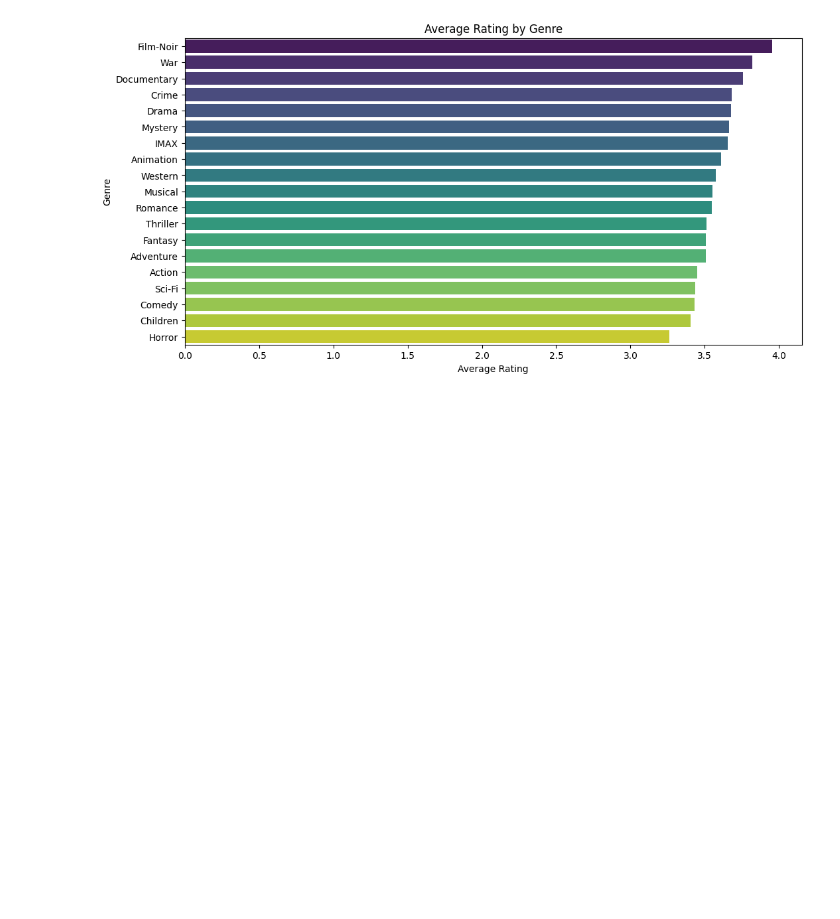
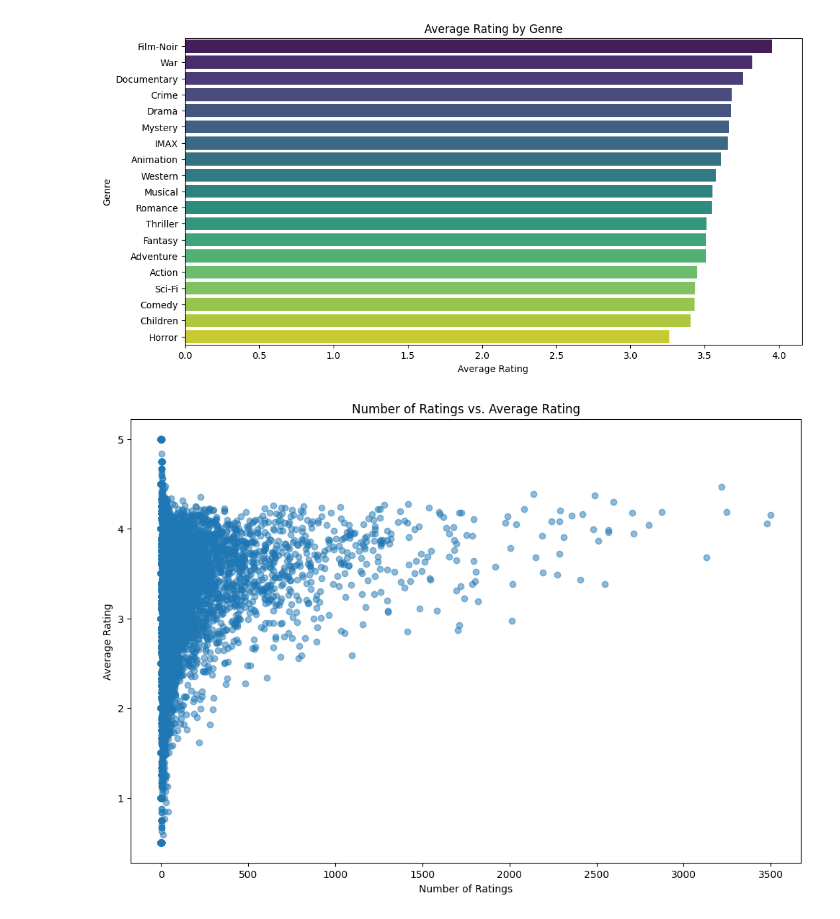
Before and after one commit to Varsha-1403/MovieLens-recommender, a Jupyter notebook: notebook/First.ipynb, the cells around one changed output. Cells and saved outputs as stored; diff of their text form; code cells hidden in the pictures; blank space fills up the shorter version.

```diff
--- a/notebook/First.ipynb
+++ b/notebook/First.ipynb
@@ -4,0 +109,5 @@ import seaborn as sns
+# %%
+ratings=pd.read_csv('C:/source/Orion_Innovation_internship_repos/MovieLens-recommender/Dataset/rating.csv')
+print(ratings)
+print(ratings.head())
+print(ratings.tail())
@@ -26,8 +176,8 @@ print(g_score.tail())
 11709766   131170   1127    0.11450
 11709767   131170   1128    0.02175
 # %%
-ratings=pd.read_csv('C:/Users/ivars/OneDrive/Desktop/Movie_lens/MovieLens-recommender/Dataset/rating.csv')
-print(ratings)
-print(ratings.head())
-print(ratings.tail())
+g_tag=pd.read_csv('C:/source/Orion_Innovation_internship_repos/MovieLens-recommender/Dataset/genome_tags.csv')
+print(g_tag)
+print(g_tag.head())
+print(g_tag.tail())
 # %% [output]
@@ -304,3 +384,19 @@ Passing `palette` without assigning `hue` is deprecated and will be removed in v
 
   sns.barplot(x=average_ratings_by_genre.values, y=average_ratings_by_genre.index, palette='viridis')
 [figure]
+# %%
+import matplotlib.pyplot as plt
+
+# Calculate average rating per movie
+average_ratings = ratings.groupby('movieId')['rating'].mean()
+# Calculate the number of ratings per movie
+ratings_count = ratings.groupby('movieId').size()
+
+plt.figure(figsize=(12, 8))
+plt.scatter(ratings_count, average_ratings, alpha=0.5)
+plt.xlabel('Number of Ratings')
+plt.ylabel('Average Rating')
+plt.title('Number of Ratings vs. Average Rating')
+plt.show()
+# %% [output]
+[figure, added]
```
Also changed, not shown: parts of 63 cells of this notebook, 1 other file.
